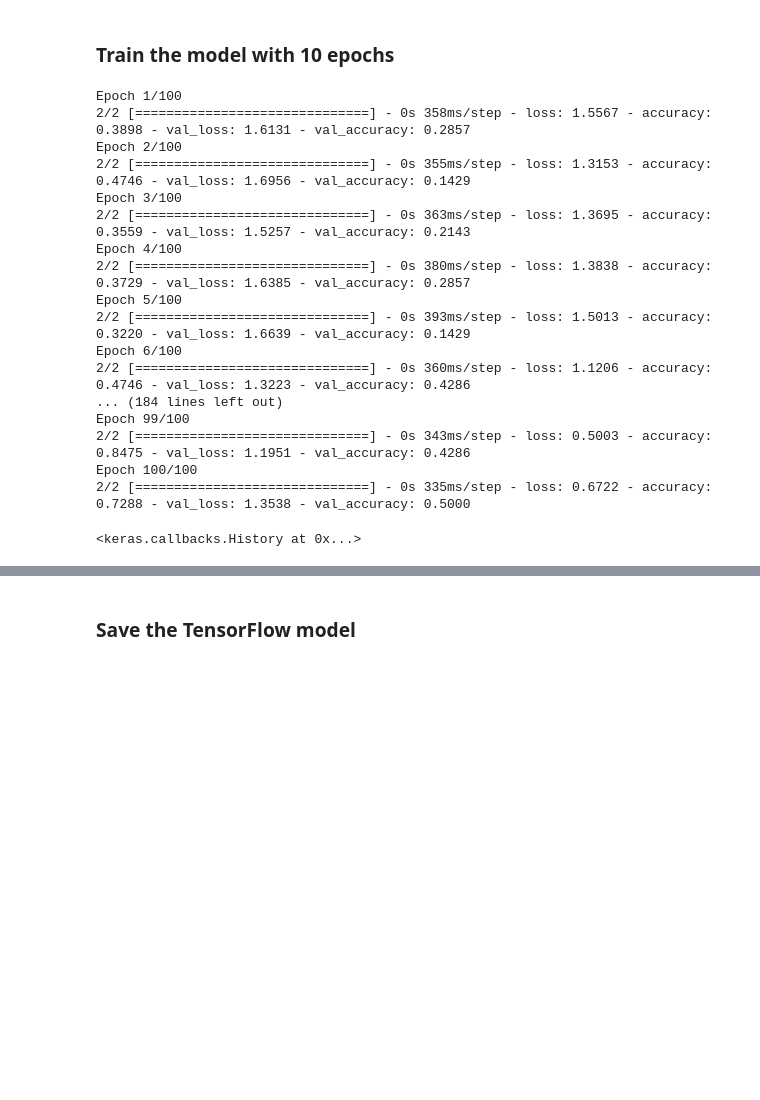
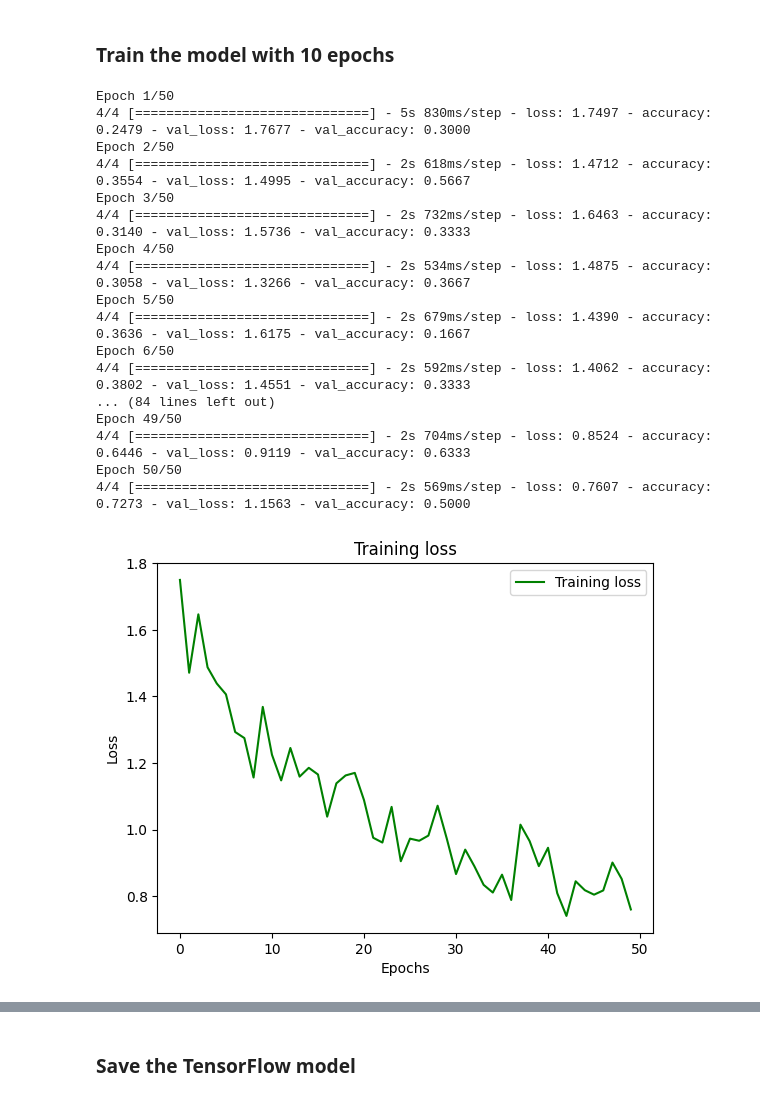
Before and after one commit to adityabhat3/tinyml-optimization, a Jupyter notebook: prepare_model.ipynb, the cells around one changed output, grey strips where cells are left out. Cells and saved outputs as stored; diff of their text form; code cells hidden in the pictures; blank space fills up the shorter version.

```diff
--- a/prepare_model.ipynb
+++ b/prepare_model.ipynb
@@ -181,27 +174,27 @@ ________________________________________________________________________________
 # %% [markdown]
 ### Train the model with 10 epochs
 # %%
-model.fit(
+history=model.fit(
   train_ds,
   validation_data=val_ds,
-  epochs=100
+  epochs=50
 )
 # %% [output]
-Epoch 1/100
-2/2 [==============================] - 0s 358ms/step - loss: 1.5567 - accuracy: 0.3898 - val_loss: 1.6131 - val_accuracy: 0.2857
-Epoch 2/100
-2/2 [==============================] - 0s 355ms/step - loss: 1.3153 - accuracy: 0.4746 - val_loss: 1.6956 - val_accuracy: 0.1429
-Epoch 3/100
-2/2 [==============================] - 0s 363ms/step - loss: 1.3695 - accuracy: 0.3559 - val_loss: 1.5257 - val_accuracy: 0.2143
-Epoch 4/100
-2/2 [==============================] - 0s 380ms/step - loss: 1.3838 - accuracy: 0.3729 - val_loss: 1.6385 - val_accuracy: 0.2857
-Epoch 5/100
-2/2 [==============================] - 0s 393ms/step - loss: 1.5013 - accuracy: 0.3220 - val_loss: 1.6639 - val_accuracy: 0.1429
-Epoch 6/100
-2/2 [==============================] - 0s 360ms/step - loss: 1.1206 - accuracy: 0.4746 - val_loss: 1.3223 - val_accuracy: 0.4286
-... (184 lines left out)
-Epoch 99/100
-2/2 [==============================] - 0s 343ms/step - loss: 0.5003 - accuracy: 0.8475 - val_loss: 1.1951 - val_accuracy: 0.4286
-Epoch 100/100
-2/2 [==============================] - 0s 335ms/step - loss: 0.6722 - accuracy: 0.7288 - val_loss: 1.3538 - val_accuracy: 0.5000
+Epoch 1/50
+4/4 [==============================] - 5s 830ms/step - loss: 1.7497 - accuracy: 0.2479 - val_loss: 1.7677 - val_accuracy: 0.3000
+Epoch 2/50
+4/4 [==============================] - 2s 618ms/step - loss: 1.4712 - accuracy: 0.3554 - val_loss: 1.4995 - val_accuracy: 0.5667
+Epoch 3/50
+4/4 [==============================] - 2s 732ms/step - loss: 1.6463 - accuracy: 0.3140 - val_loss: 1.5736 - val_accuracy: 0.3333
+Epoch 4/50
+4/4 [==============================] - 2s 534ms/step - loss: 1.4875 - accuracy: 0.3058 - val_loss: 1.3266 - val_accuracy: 0.3667
+Epoch 5/50
+4/4 [==============================] - 2s 679ms/step - loss: 1.4390 - accuracy: 0.3636 - val_loss: 1.6175 - val_accuracy: 0.1667
+Epoch 6/50
+4/4 [==============================] - 2s 592ms/step - loss: 1.4062 - accuracy: 0.3802 - val_loss: 1.4551 - val_accuracy: 0.3333
+... (84 lines left out)
+Epoch 49/50
+4/4 [==============================] - 2s 704ms/step - loss: 0.8524 - accuracy: 0.6446 - val_loss: 0.9119 - val_accuracy: 0.6333
+Epoch 50/50
+4/4 [==============================] - 2s 569ms/step - loss: 0.7607 - accuracy: 0.7273 - val_loss: 1.1563 - val_accuracy: 0.5000
-<keras.callbacks.History at 0x...>
+[figure, added]
```
Also changed, not shown: parts of 6 cells of this notebook.
